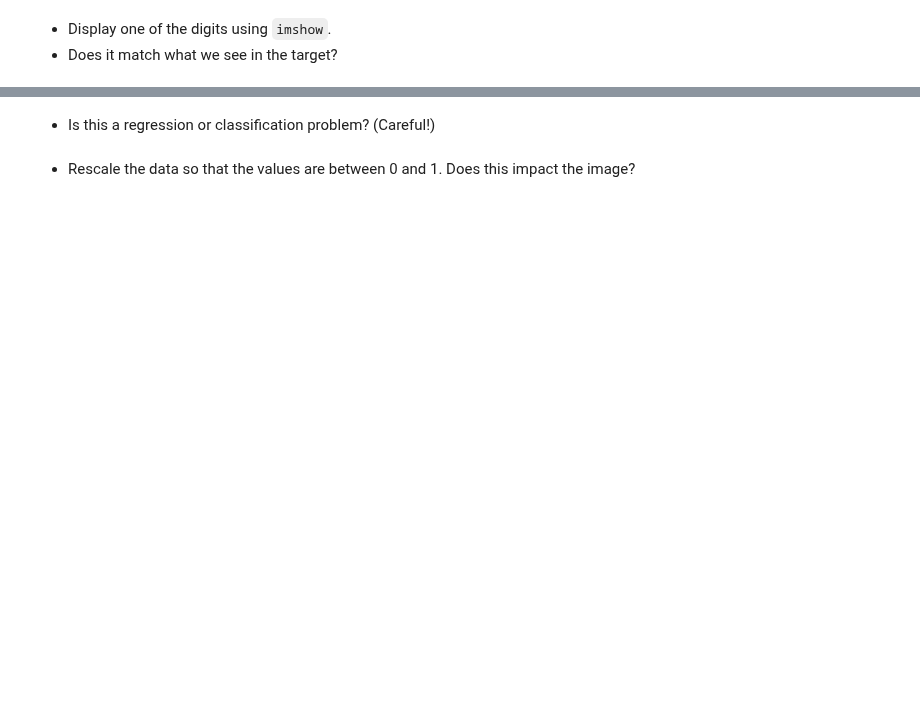
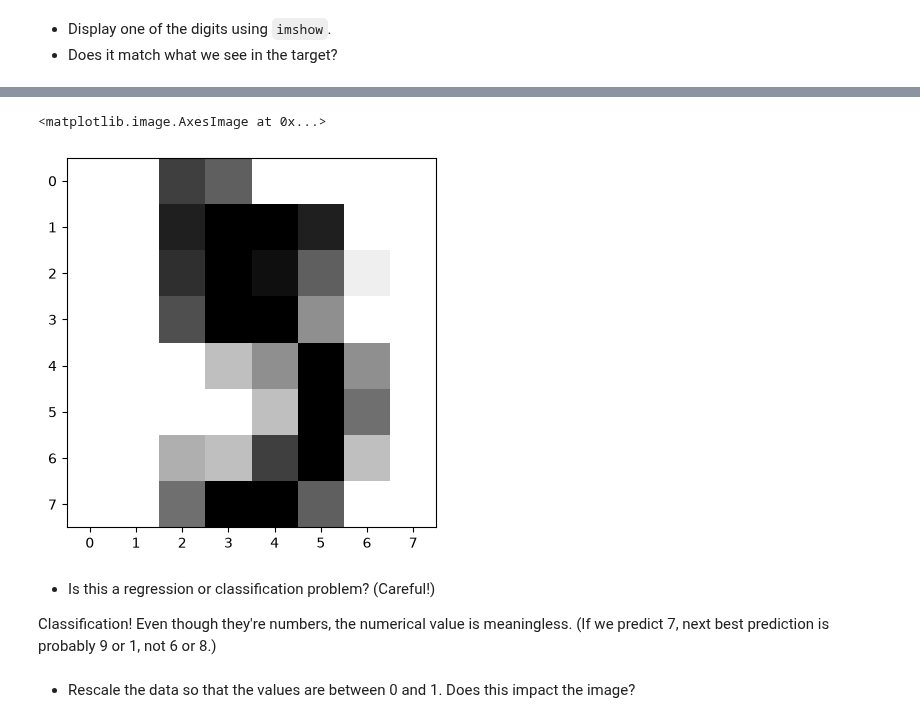
Before and after one commit to ChristopherDavisUCI/AISCI210-Unit2-NN1, a Jupyter notebook: Week5-Tuesday.ipynb, the cells around one changed output, grey strips where cells are left out. Saved outputs shown, nothing was run; the diff lists cells and outputs as text; code cells hidden in the pictures; blank space fills up the shorter version.

```diff
--- a/Week5-Tuesday.ipynb
+++ b/Week5-Tuesday.ipynb
@@ -11,0 +14,5 @@ We will introduce neural networks using one of the early famous applications, ha
+# %%
+digits = load_digits()
+# %%
+X = digits.data
+y = digits.target
@@ -15,4 +59,12 @@ We will introduce neural networks using one of the early famous applications, ha
+# %%
+fig, ax = plt.subplots()
+ax.imshow(X[5].reshape((8,8)), cmap="gray_r")
+# %% [output]
+<matplotlib.image.AxesImage at 0x...>
+[figure, added]
 # %% [markdown]
 * Is this a regression or classification problem?  (Careful!)
+
+Classification!  Even though they're numbers, the numerical value is meaningless.  (If we predict 7, next best prediction is probably 9 or 1, not 6 or 8.)
 # %% [markdown]
 * Rescale the data so that the values are between 0 and 1.  Does this impact the image?
```
Also changed, not shown: parts of 30 cells of this notebook.
